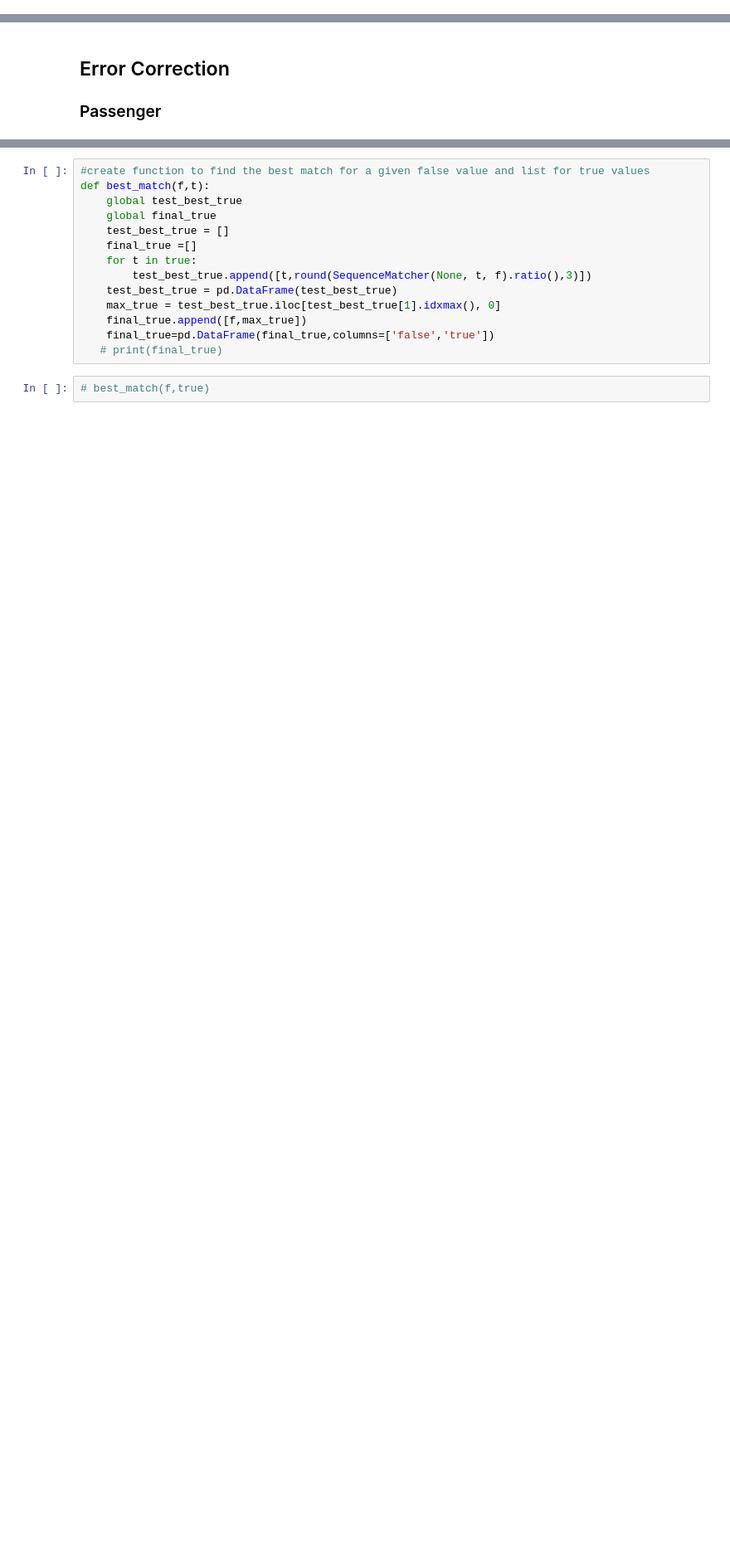
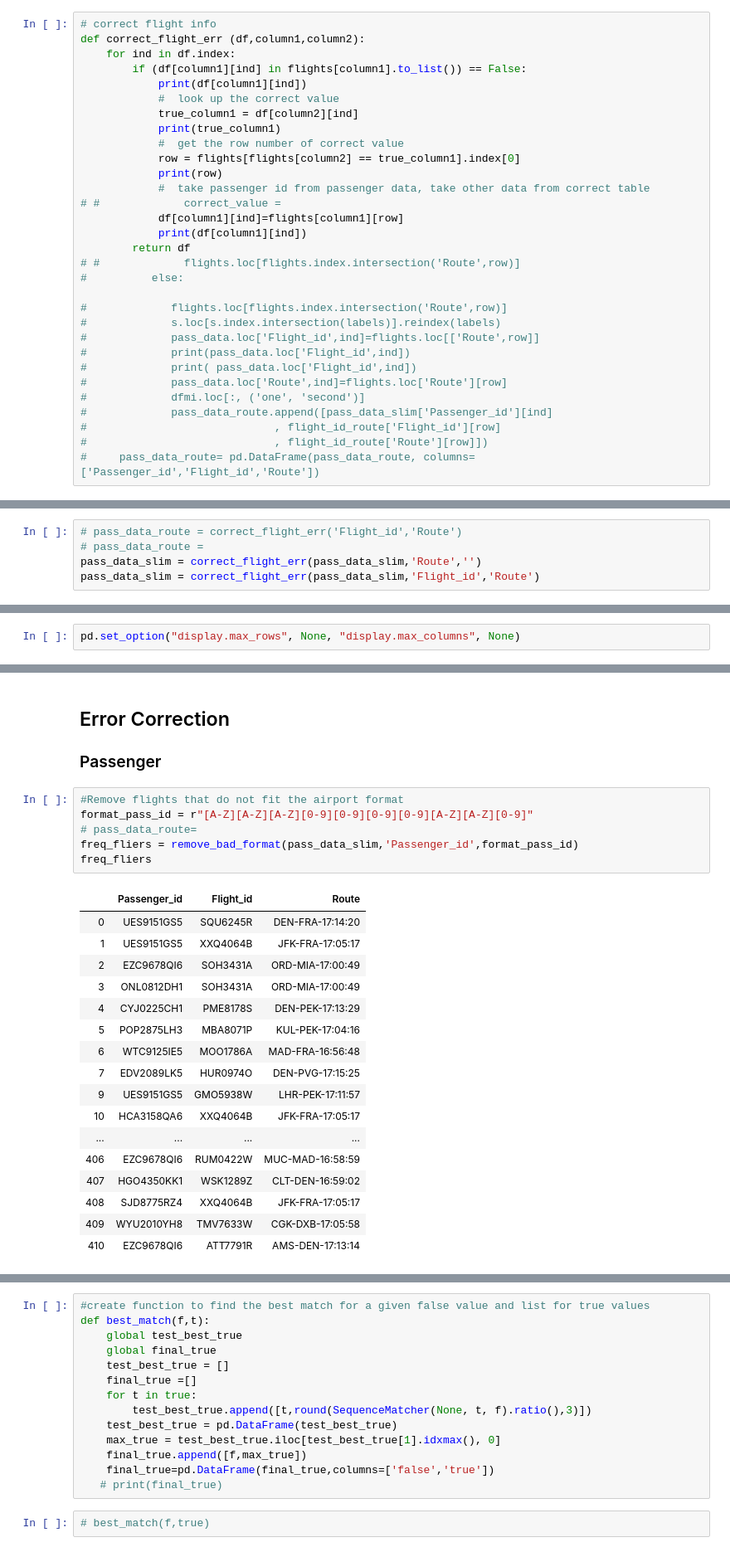
Before and after one commit to bloomfield-analysis/jk800839, a Jupyter notebook: CSMCC16 Flight Assignment JK800839.ipynb, the cells around one changed output, grey strips where cells are left out. Shown: that part at 83% size. Cells and saved outputs as stored; diff of their text form; blank space fills up the shorter version.

```diff
--- a/CSMCC16 Flight Assignment JK800839.ipynb
+++ b/CSMCC16 Flight Assignment JK800839.ipynb
@@ -217,3 +229,34 @@ flight_id_route = flights_final[['Flight_id','Route']]
+# %%
+# correct flight info
+def correct_flight_err (df,column1,column2):
+    for ind in df.index:
+        if (df[column1][ind] in flights[column1].to_list()) == False:
+            print(df[column1][ind])
+            #  look up the correct value
+            true_column1 = df[column2][ind]
+            print(true_column1)
+            #  get the row number of correct value
+            row = flights[flights[column2] == true_column1].index[0]
+            print(row)
+            #  take passenger id from passenger data, take other data from correct table
+# #             correct_value =
+            df[column1][ind]=flights[column1][row]
+            print(df[column1][ind])
+        return df
+# #             flights.loc[flights.index.intersection('Route',row)]
+#          else:
+
+#             flights.loc[flights.index.intersection('Route',row)]
+#             s.loc[s.index.intersection(labels)].reindex(labels)
+#             pass_data.loc['Flight_id',ind]=flights.loc[['Route',row]]
+#             print(pass_data.loc['Flight_id',ind])
+#             print( pass_data.loc['Flight_id',ind])
+#             pass_data.loc['Route',ind]=flights.loc['Route'][row]
+#             dfmi.loc[:, ('one', 'second')]
+#             pass_data_route.append([pass_data_slim['Passenger_id'][ind]
+#                             , flight_id_route['Flight_id'][row]
+#                             , flight_id_route['Route'][row]])
+#     pass_data_route= pd.DataFrame(pass_data_route, columns=['Passenger_id','Flight_id','Route'])
 # %%
 # correct flight info
 def correct_flight_errors(column1,column2):
@@ -239,0 +307,5 @@ def correct_flight_errors(column1,column2):
+# %%
+# pass_data_route = correct_flight_err('Flight_id','Route')
+# pass_data_route =
+pass_data_slim = correct_flight_err(pass_data_slim,'Route','')
+pass_data_slim = correct_flight_err(pass_data_slim,'Flight_id','Route')
@@ -258,0 +318,2 @@ pass_data_route
+# %%
+pd.set_option("display.max_rows", None, "display.max_columns", None)
@@ -259,3 +322,27 @@ pass_data_route
 # %% [markdown]
 ## Error Correction
 ### Passenger
+# %%
+#Remove flights that do not fit the airport format
+format_pass_id = r"[A-Z][A-Z][A-Z][0-9][0-9][0-9][0-9][A-Z][A-Z][0-9]"
+# pass_data_route=
+freq_fliers = remove_bad_format(pass_data_slim,'Passenger_id',format_pass_id)
+freq_fliers
+# %% [output]
+|  | Passenger_id | Flight_id | Route |
+| 0 | UES9151GS5 | SQU6245R | DEN-FRA-17:14:20 |
+| 1 | UES9151GS5 | XXQ4064B | JFK-FRA-17:05:17 |
+| 2 | EZC9678QI6 | SOH3431A | ORD-MIA-17:00:49 |
+| 3 | ONL0812DH1 | SOH3431A | ORD-MIA-17:00:49 |
+| 4 | CYJ0225CH1 | PME8178S | DEN-PEK-17:13:29 |
+| 5 | POP2875LH3 | MBA8071P | KUL-PEK-17:04:16 |
+| 6 | WTC9125IE5 | MOO1786A | MAD-FRA-16:56:48 |
+| 7 | EDV2089LK5 | HUR0974O | DEN-PVG-17:15:25 |
+| 9 | UES9151GS5 | GMO5938W | LHR-PEK-17:11:57 |
+| 10 | HCA3158QA6 | XXQ4064B | JFK-FRA-17:05:17 |
+| ... | ... | ... | ... |
+| 406 | EZC9678QI6 | RUM0422W | MUC-MAD-16:58:59 |
+| 407 | HGO4350KK1 | WSK1289Z | CLT-DEN-16:59:02 |
+| 408 | SJD8775RZ4 | XXQ4064B | JFK-FRA-17:05:17 |
+| 409 | WYU2010YH8 | TMV7633W | CGK-DXB-17:05:58 |
+| 410 | EZC9678QI6 | ATT7791R | AMS-DEN-17:13:14 |
```
Also changed, not shown: parts of 67 cells of this notebook.
